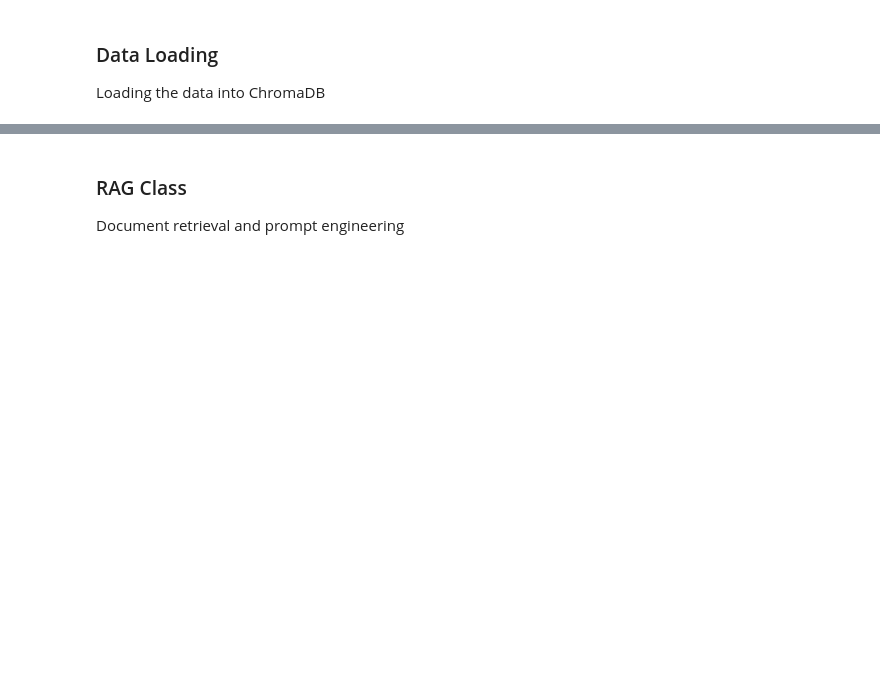
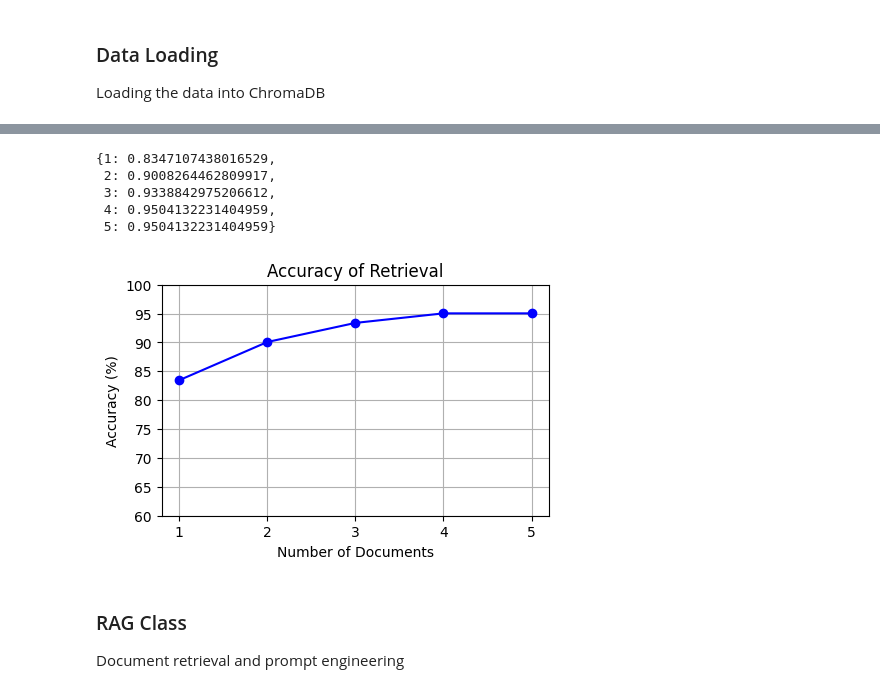
Before and after one commit to cowolff/Python-ORAGle, a Jupyter notebook: python_rag.ipynb, the cells around one changed output, grey strips where cells are left out. Drawn from its saved outputs; the diff is of its cells as text; code cells hidden in the pictures; blank space fills up the shorter version.

```diff
--- a/python_rag.ipynb
+++ b/python_rag.ipynb
@@ -269,0 +304,14 @@ if not collection_exists:
+# %%
+data = collection.get()
+questions = []
+for id, document in tqdm(zip(data["ids"], data["documents"]), desc="Generating questions"):
+    prompt = f"<start_of_turn>user Create a specific question for this text: {document} <start_of_turn>model Sure, here is the question:"
+    question = generate(model, tokenizer, prompt=prompt, verbose=False, max_tokens=1000)
+    question = question.replace("\n", "")
+    question = question.replace("*", "")
+    questions.append(question)
+# %%
+import random
+random_questions = random.sample(questions, 5)
+for question in random_questions:
+    print(question)
@@ -270,3 +324,39 @@ if not collection_exists:
+# %%
+accuracies = {}
+lengths = [1, 2, 3, 4, 5]
+for n_results in lengths:
+    datapoints = []
+    for id, question in zip(data["ids"], questions):
+        results = collection.query(query_texts=question, n_results=n_results)
+        result_ids = results["ids"][0]
+        if id in result_ids:
+            datapoints.append(1)
+        else:
+            datapoints.append(0)
+
+    accuracies[n_results] = sum(datapoints) / len(datapoints)
+accuracies
+# %% [output]
+{1: 0.8347107438016529,
+ 2: 0.9008264462809917,
+ 3: 0.9338842975206612,
+ 4: 0.9504132231404959,
+ 5: 0.9504132231404959}
+# %%
+x = list(accuracies.keys())
+y = [value * 100 for value in list(accuracies.values())]
+
+plt.figure(figsize=(5, 3))
+plt.plot(x, y, marker='o', linestyle='-', color='b')
+plt.title('Accuracy of Retrieval')
+plt.xlabel('Number of Documents')
+plt.ylabel('Accuracy (%)')
+plt.ylim(60, 100)  # Set y-axis limits to show percentages clearly
+plt.grid(True)
+plt.xticks(x)  # Ensure all x-axis values are shown
+plt.show()
+# %% [output]
+[figure, added]
 # %% [markdown]
 ### RAG Class
 Document retrieval and prompt engineering
```
Also changed, not shown: parts of 18 cells of this notebook, 1 other file.
